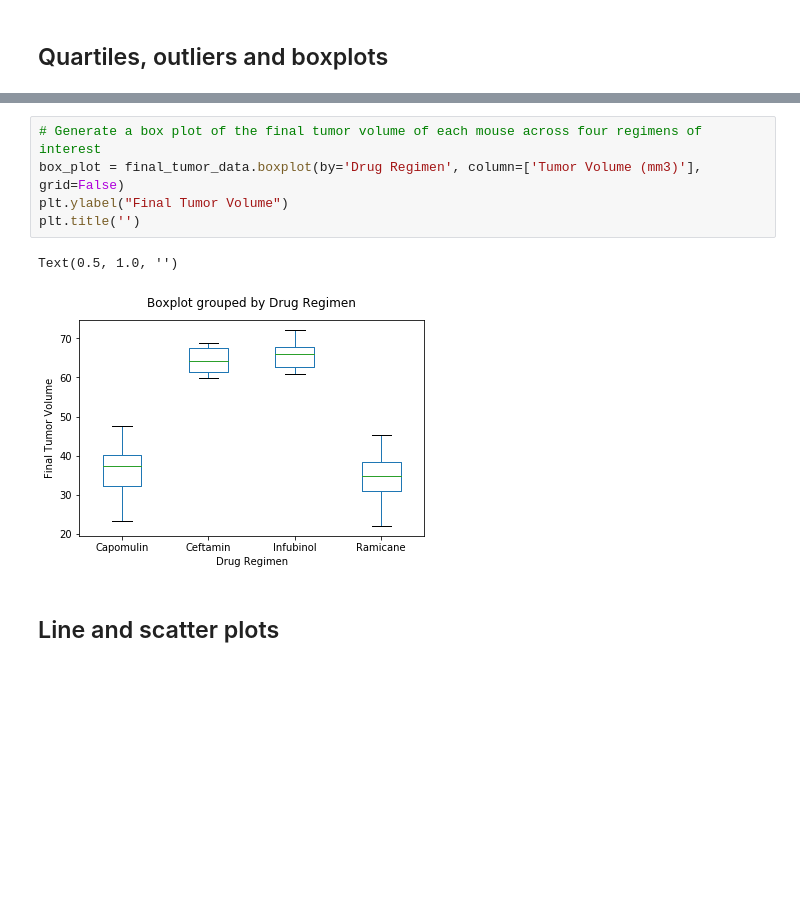
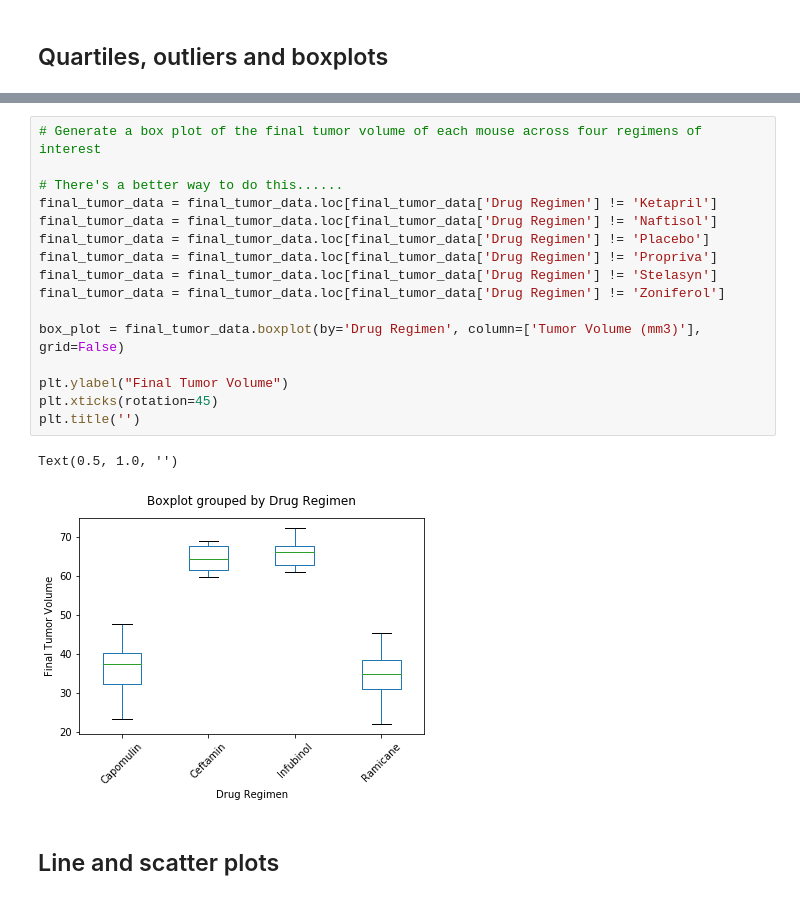
Before and after one commit to hal-pemulis/Matplotlib-Challenge, a Jupyter notebook: pymaceuticalsHW.ipynb, the cells around one changed output, grey strips where cells are left out. Cells and saved outputs as stored; diff of their text form; blank space fills up the shorter version.

Commit message:
Altered box plot code

```diff
--- a/pymaceuticalsHW.ipynb
+++ b/pymaceuticalsHW.ipynb
@@ -216,11 +206,22 @@ Values above 105.135 could be outliers.
 # %%
 # Generate a box plot of the final tumor volume of each mouse across four regimens of interest
+
+# There's a better way to do this......
+final_tumor_data = final_tumor_data.loc[final_tumor_data['Drug Regimen'] != 'Ketapril']
+final_tumor_data = final_tumor_data.loc[final_tumor_data['Drug Regimen'] != 'Naftisol']
+final_tumor_data = final_tumor_data.loc[final_tumor_data['Drug Regimen'] != 'Placebo']
+final_tumor_data = final_tumor_data.loc[final_tumor_data['Drug Regimen'] != 'Propriva']
+final_tumor_data = final_tumor_data.loc[final_tumor_data['Drug Regimen'] != 'Stelasyn']
+final_tumor_data = final_tumor_data.loc[final_tumor_data['Drug Regimen'] != 'Zoniferol']
+
 box_plot = final_tumor_data.boxplot(by='Drug Regimen', column=['Tumor Volume (mm3)'], grid=False)
+
 plt.ylabel("Final Tumor Volume")
+plt.xticks(rotation=45)
 plt.title('')
 # %% [output]
 Text(0.5, 1.0, '')
-[figure, old version]
+[figure, new version]
 # %% [markdown]
 ## Line and scatter plots
 # %%
```
Also changed, not shown: parts of 4 cells of this notebook, 1 other file.
